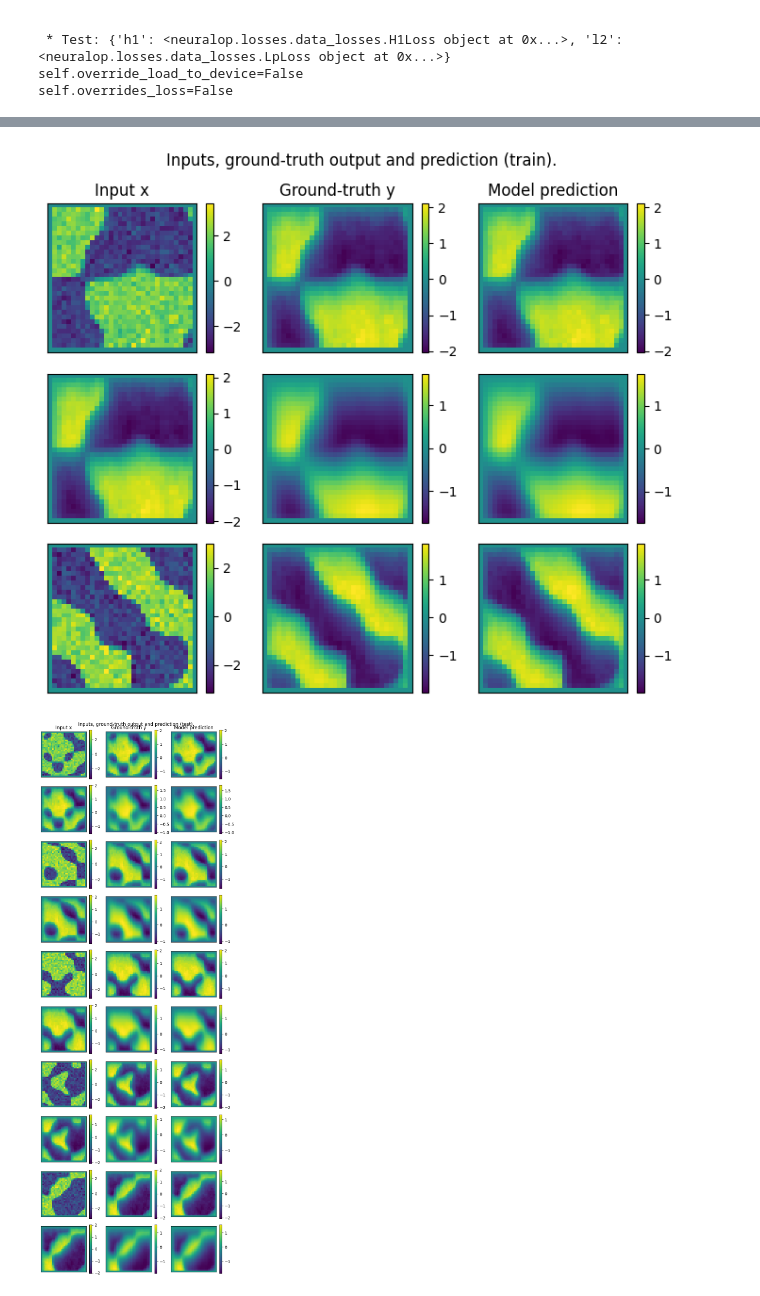
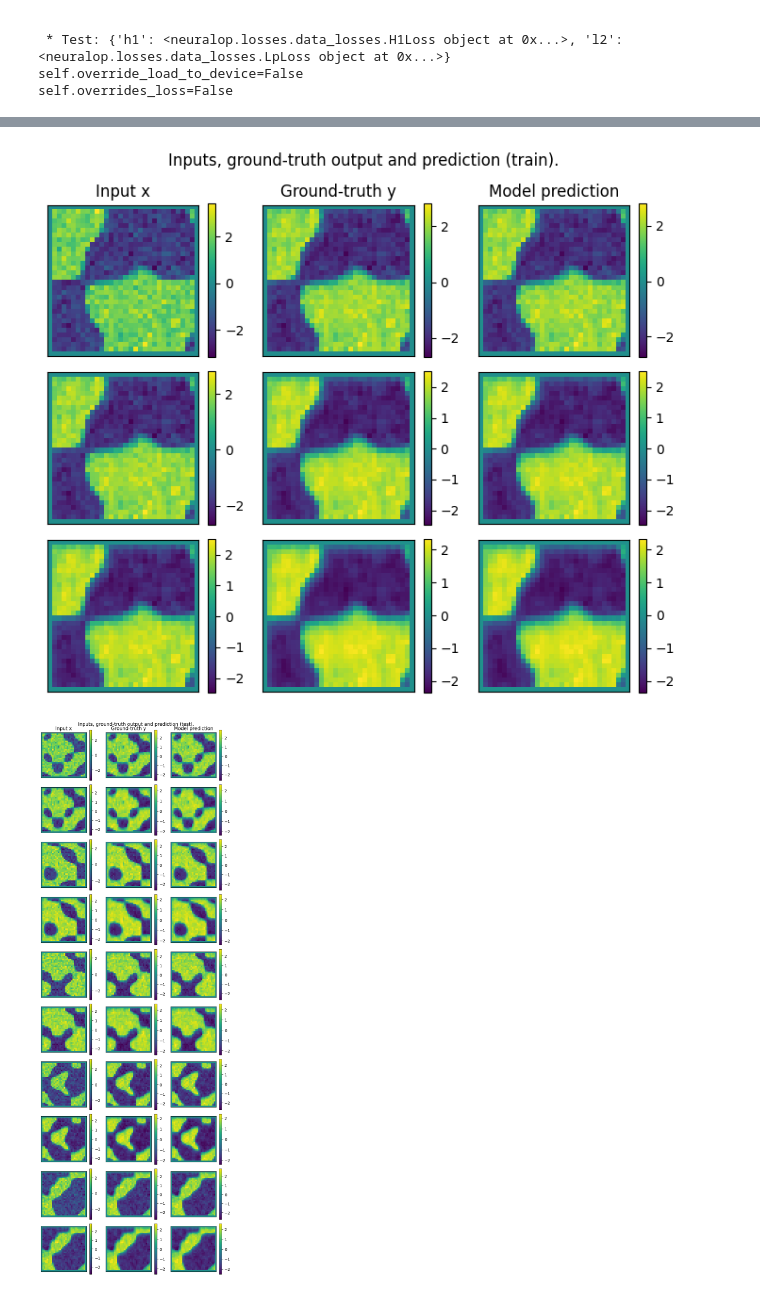
Before and after one commit to jakinng/A-PINN, a Jupyter notebook: neural_operator.ipynb, the cells around one changed output, grey strips where cells are left out. Cells and saved outputs as stored; diff of their text form; code cells hidden in the pictures.

```diff
--- a/neural_operator.ipynb
+++ b/neural_operator.ipynb
@@ -617,7 +638,7 @@ print(f'\n * Train: {train_loss}')
 print(f'\n * Test: {eval_losses}')
 sys.stdout.flush()
 
-for i in range(100):
+for i in range(0):
     # %%
     # Create the trainer
     trainer = Trainer(model=model, n_epochs = 100,
@@ -637,32 +658,11 @@ for i in range(100):
                 regularizer=False,
                 training_loss=train_loss,
                 eval_losses=eval_losses)
-    torch.save(trainer.model.state_dict(), f"{folder}/model{description()}_state2")
-    torch.save(trainer.model, f"{folder}/model{description()}2")
+    torch.save(trainer.model.state_dict(), f"{folder}/model{description()}")
+    torch.save(trainer.model, f"{folder}/model{description()}")
 
     print(trainer.evaluate(loss_dict=eval_losses,
                     data_loader=train_loader))
-
-trainer = Trainer(model=model, n_epochs = 100,
-                  device=device,
-                  data_processor=None,
-                  wandb_log=False,
-                  log_test_interval=3,
-                  use_distributed=False,
-                  verbose=True)
-
-trainer.train(train_loader=train_loader,
-              test_loaders=test_loaders,
-              optimizer=optimizer,
-              scheduler=scheduler,
-              regularizer=False,
-              training_loss=train_loss,
-              eval_losses=eval_losses)
-torch.save(trainer.model.state_dict(), f"{folder}/model{description()}_state")
-torch.save(trainer.model, f"{folder}/model{description()}")
-
-print(trainer.evaluate(loss_dict=eval_losses,
-                 data_loader=train_loader))
 # %% [output]
 ### MODEL ###
  TFNO(
@@ -698,7 +697,11 @@ from neuralop.datasets.data_transforms import DefaultDataProcessor
 import jax.numpy as jnp
 
 # model = torch.load(f"{folder}/model{description()}")
-model = torch.load("/content/drive/MyDrive/superUROP/2024-04-16/modeladv-diff_2_dirichlet_32x32_dt0.03_newton")
+if not cluster:
+    model = torch.load("/content/drive/MyDrive/superUROP/2024-04-17/modeladv-diff_2_dirichlet_32x32_dt0.003_newton3")
+if cluster:
+    model = torch.load("2024-04-17/modeladv-diff_2_dirichlet_32x32_dt0.003_newton2")
+
 # %%
 # Plot the prediction, and compare with the ground-truth
 # Note that we trained on a very small resolution for
@@ -843,5 +846,5 @@ New difference (test): 0.3365728259086609
-[figure, old version]
+[figure, new version]
-[figure, old version]
+[figure, new version]
 # %%
 #@title Test Times
 
```
Also changed, not shown: parts of 14 cells of this notebook.
